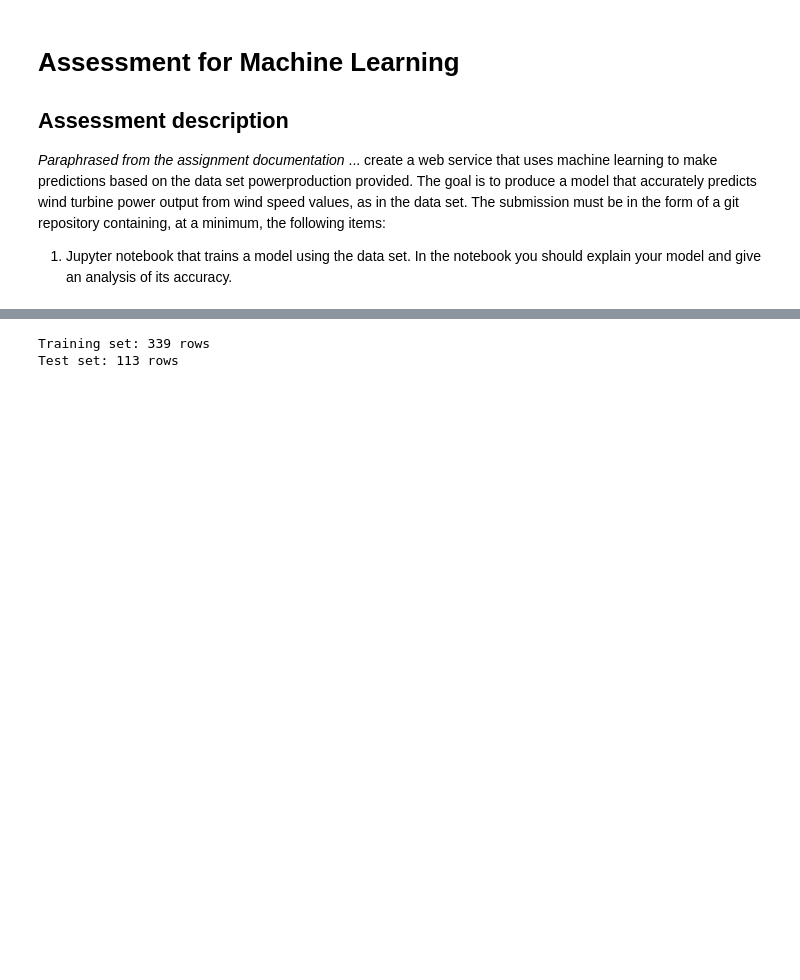
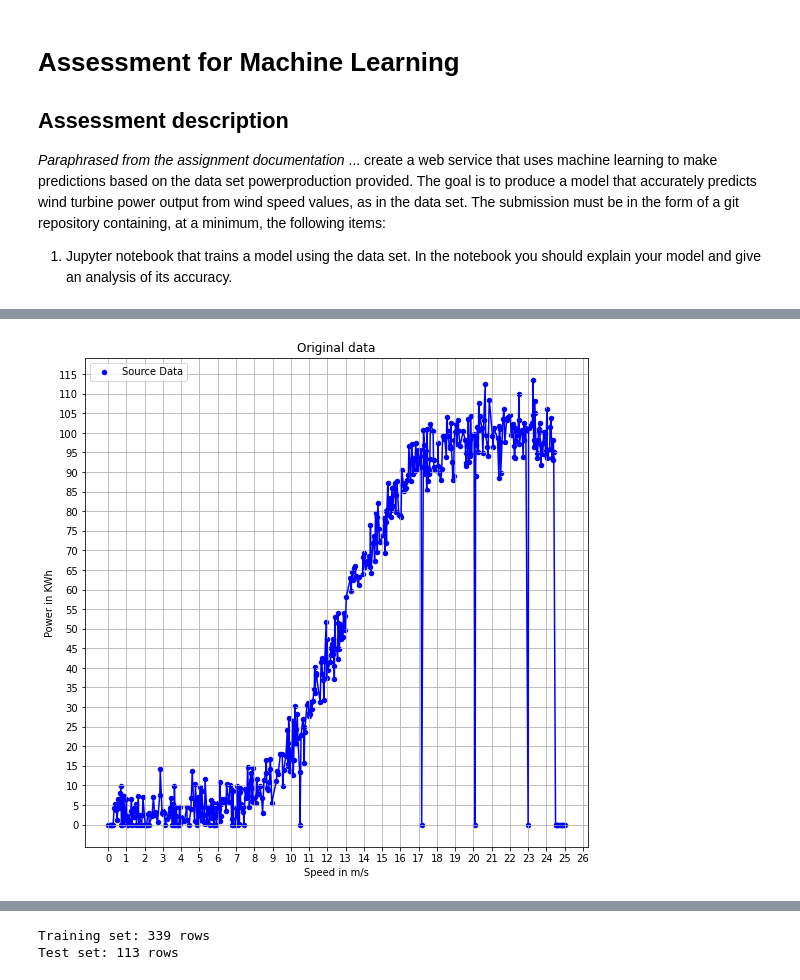
Before and after one commit to Clauric/Machine_Learning_Project, a Jupyter notebook: Regression models review notebook.ipynb, the cells around one changed output, grey strips where cells are left out. Drawn from its saved outputs; the diff is of its cells as text; code cells hidden in the pictures; blank space fills up the shorter version.

```diff
--- a/Regression models review notebook.ipynb
+++ b/Regression models review notebook.ipynb
@@ -22,0 +74,16 @@ from sklearn.tree import DecisionTreeRegressor
+# %%
+# Plot the data
+plt.figure(figsize = (9, 9))                                    # Set the plot size
+plt.plot(source_df["speed"], source_df["power"], color = "b")   # Plot the speed and power on a graph, with blue lines between the points
+plt.scatter(x = source_df["speed"], y = source_df["power"], s = 20, color = "b", label = "Source Data") # Plot the speed and power on a graph, as black points
+plt.xticks(np.arange(0, round(source_df["speed"].max(), 0) + 2, step = 1)) # Force all the xticks to be visible
+plt.yticks(np.arange(0, round(source_df["power"].max(), 0) + 4, step = 5)) # Force all the xticks to be visible
+plt.grid(which = "major", axis = "x")                           # Show the minor grid lines on the x axis
+plt.grid(which = "major", axis = "y")                           # Show the minor grid lines on the y axis
+plt.ylabel("Power in KWh")                                      # Label the y axis
+plt.xlabel("Speed in m/s")                                      # Label the x axis
+plt.legend(loc = "best")                                        # Put the legend in the best place
+plt.title("Original data")                                      # Title of the graph
+plt.show()                                                      # Show the graph
+# %% [output]
+[figure, added]
```
Also changed, not shown: parts of 15 cells of this notebook.
